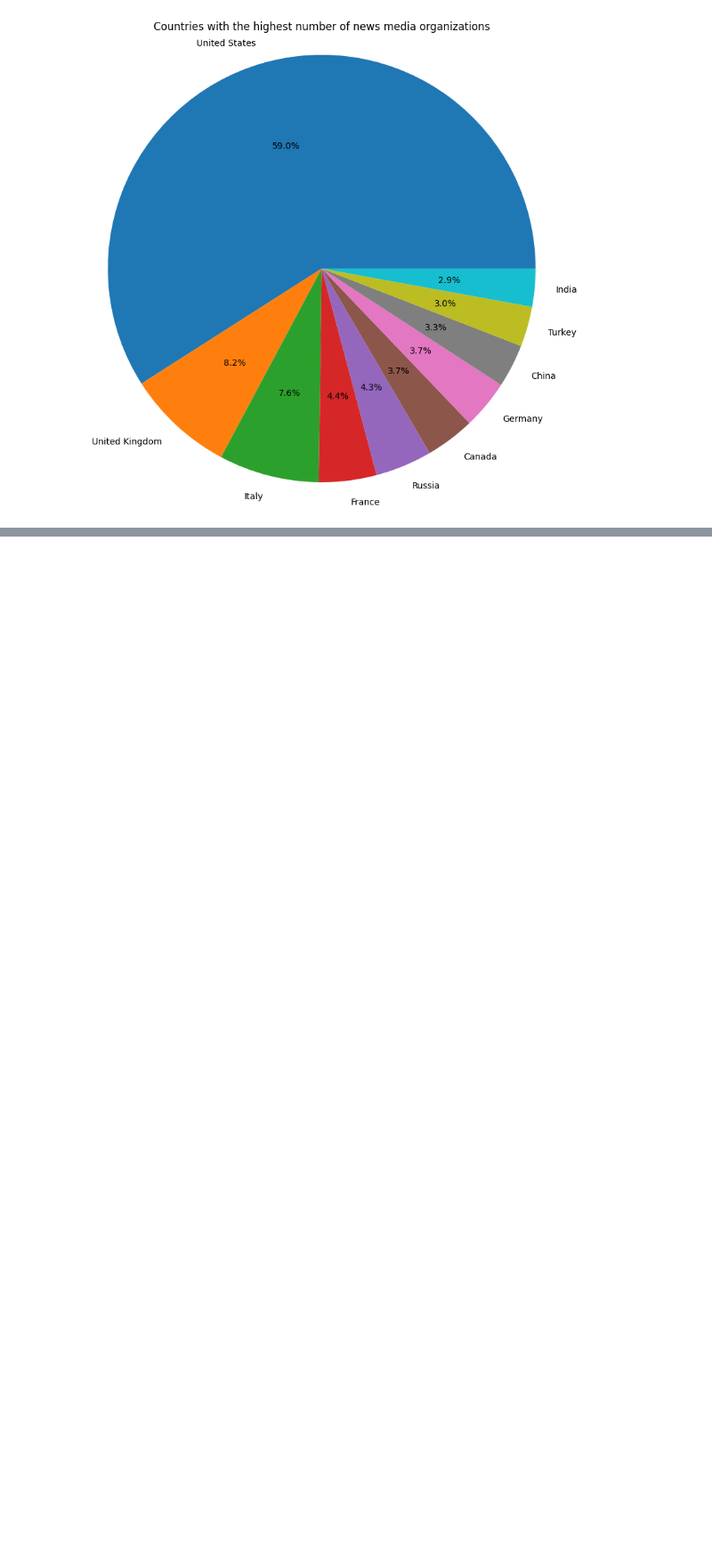
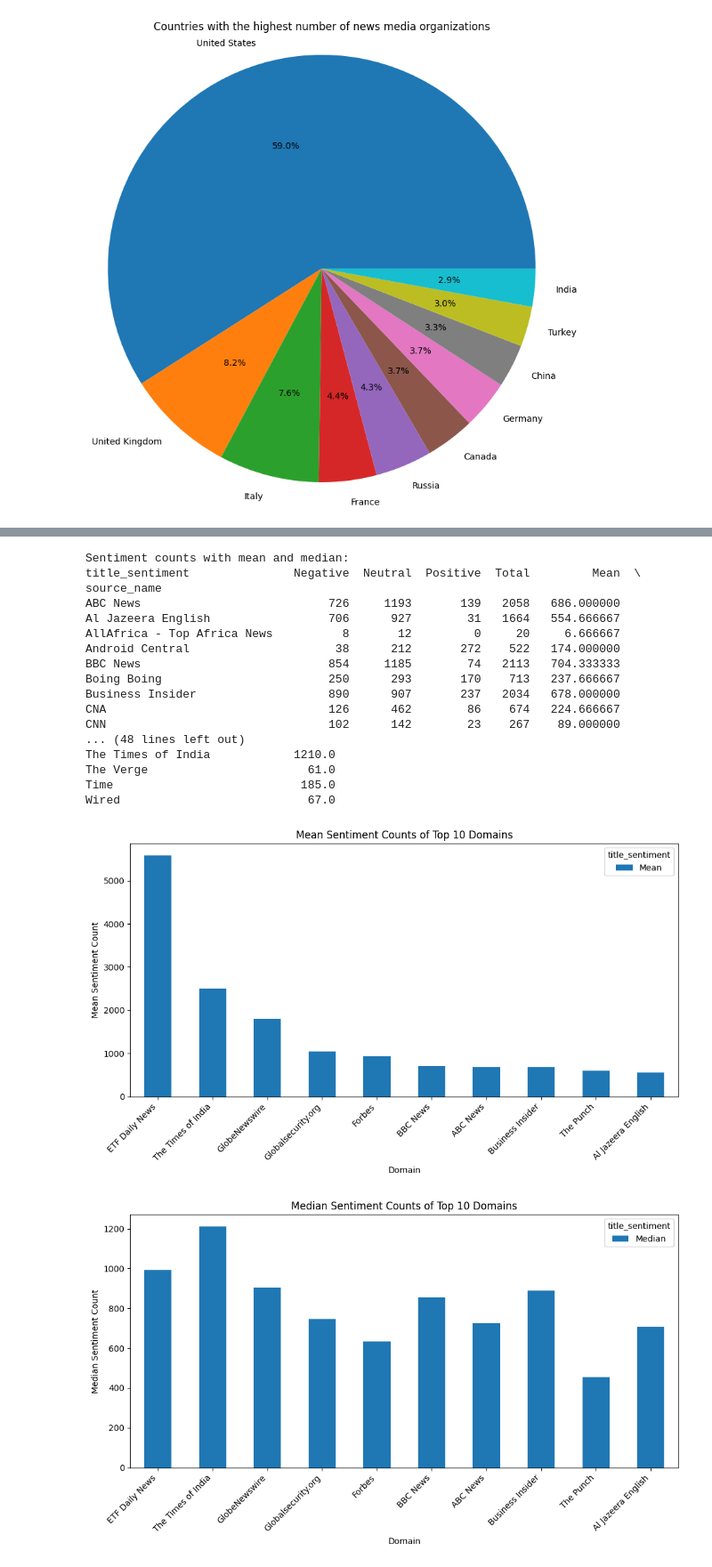
Before and after one commit to DaveGetGit/EDA-Analysis, a Jupyter notebook: notebook/news_analysis.ipynb, the cells around one changed output, grey strips where cells are left out. Shown: that part at 89% size. Drawn from its saved outputs; the diff is of its cells as text; code cells hidden in the pictures; blank space fills up the shorter version.

Commit message:
feat: sentiment distribution for websites

```diff
--- a/notebook/news_analysis.ipynb
+++ b/notebook/news_analysis.ipynb
@@ -190,3 +190,60 @@ done processing!
 debug printing count...
 [(('China', 'NNP'), 8), (('Indian', 'JJ'), 8), (('Maldives', 'NNP'), 6)]
 [figure]
+# %%
+import sys, os
+if os.path.abspath("..") not in sys.path:
+    sys.path.insert(0, os.path.abspath(".."))
+
+import matplotlib.pyplot as plt
+
+from src.utils import website_sentiment_distribution
+from src.loader import NewsDataLoader
+
+loader = NewsDataLoader()
+sentiment_data = loader.load_data('../data/rating.csv')
+
+
+sentiment_counts = website_sentiment_distribution(sentiment_data)
+
+
+top_domains = sentiment_counts.sort_values(by='Total',ascending=False).head(10)
+
+# Plot the mean sentiment counts of the top domains
+top_domains[['Mean']].plot(kind='bar',figsize=(10,6))
+plt.title('Mean Sentiment Counts of Top 10 Domains')
+plt.xlabel('Domain')
+plt.ylabel('Mean Sentiment Count')
+plt.xticks(rotation=45, ha='right')
+plt.tight_layout()
+plt.show()
+
+
+# Plot the median sentiment counts of the top domains
+top_domains[['Median']].plot(kind='bar', figsize=(10, 6))
+plt.title('Median Sentiment Counts of Top 10 Domains')
+plt.xlabel('Domain')
+plt.ylabel('Median Sentiment Count')
+plt.xticks(rotation=45, ha='right')
+plt.tight_layout()
+plt.show()
+# %% [output]
+Sentiment counts with mean and median:
+title_sentiment               Negative  Neutral  Positive  Total         Mean  \
+source_name
+ABC News                           726     1193       139   2058   686.000000
+Al Jazeera English                 706      927        31   1664   554.666667
+AllAfrica - Top Africa News          8       12         0     20     6.666667
+Android Central                     38      212       272    522   174.000000
+BBC News                           854     1185        74   2113   704.333333
+Boing Boing                        250      293       170    713   237.666667
+Business Insider                   890      907       237   2034   678.000000
+CNA                                126      462        86    674   224.666667
+CNN                                102      142        23    267    89.000000
+... (48 lines left out)
+The Times of India            1210.0
+The Verge                       61.0
+Time                           185.0
+Wired                           67.0
+[figure, added]
+[figure, added]
```
Also changed, not shown: parts of 1 cell of this notebook, 1 other file.
